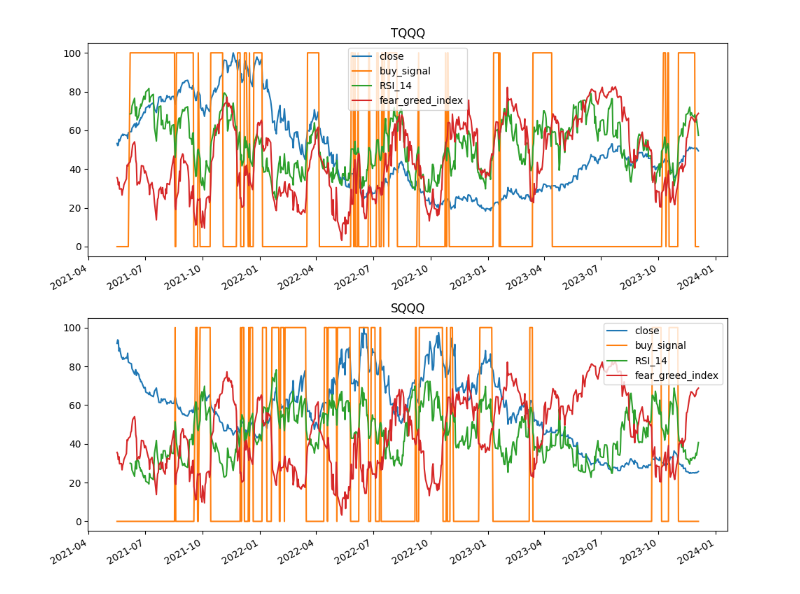
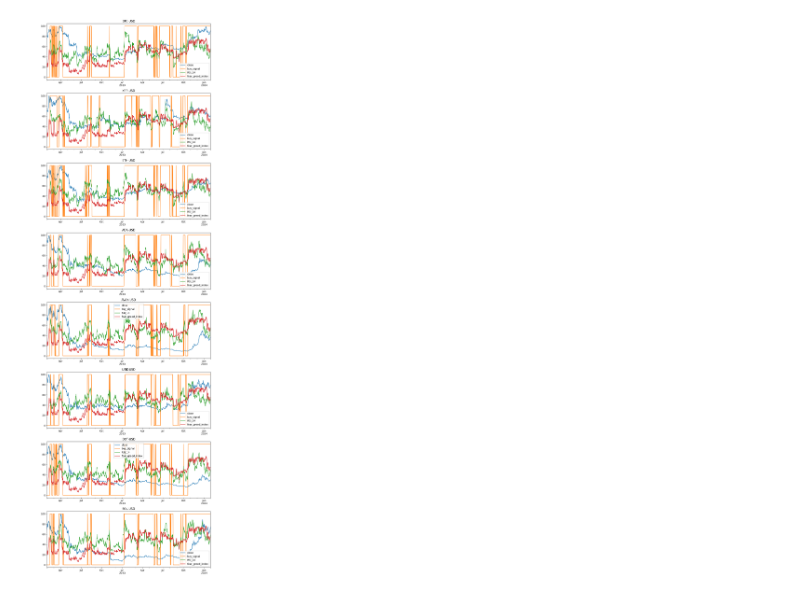
Before and after one commit to daneisburgh/invaas, a Jupyter notebook: notebooks/crypto-etf-test.ipynb, the cells around one changed output. Drawn from its saved outputs; the diff is of its cells as text; code cells hidden in the pictures.

```diff
--- a/notebooks/crypto-etf-test.ipynb
+++ b/notebooks/crypto-etf-test.ipynb
@@ -17,19 +17,19 @@ pd.options.display.max_rows = 100
 import notebook_utils
 # %%
 products = {
-    # "crypto": [
-    #     "BTC-USD",
-    #     "ETH-USD",
-    #     "SOL-USD",
-    #     "XRP-USD",
-    #     "ADA-USD",
-    #     "AVAX-USD",
-    #     "LINK-USD",
-    #     "DOT-USD",
-    # ],
+    "crypto": [
+        "BTC-USD",
+        "ETH-USD",
+        "SOL-USD",
+        "XRP-USD",
+        "ADA-USD",
+        "AVAX-USD",
+        "LINK-USD",
+        "DOT-USD",
+    ],
     # "stock": ["GBTC", "TQQQ"],
     # "stock": ["GBTC", "TQQQ", "SQQQ"],
-    "stock": ["TQQQ", "SQQQ"],
+    # "stock": ["TQQQ", "SQQQ"],
 }
 
 
@@ -92,7 +92,7 @@ def get_df_etf_fear_greed_index():
 def get_df_history(product_id, product_type):
     print(f"Retrieving historical data for {product_id}")
 
-    df_history = yf.Ticker(product_id).history(interval="1d", period="5y")[:-1]
+    df_history = yf.Ticker(product_id).history(interval="1d", period="2y")[:-1]
     df_history.columns = map(str.lower, df_history.columns)
 
     timestamps = [pd.to_datetime(x, utc=True).round(freq="D") for x in df_history.index.values]
@@ -224,36 +230,36 @@ for product_index, product_id in enumerate(df_final.product_id.unique()):
 
     df_history = (
         df_history1
         # .join(df_history2, how="outer")
         .join(df_history3, how="outer")
         # .join(df_history4, how="outer")
         .join(df_history5, how="outer")
     )
     # df_history = history_dfs[product_id]
     # row.RSI_14 >= row.fear_greed_index_max_14 or (row.RSI_14 >= 50 and row.fear_greed_index >= 50)
     df_history["buy_signal"] = (
-        # (df_history[f"RSI_{days}"] >= (100 - df_history[f"fear_greed_index_max_{days}"]))
-        ((df_history[f"RSI_{days}"] >= 50) & ((100 - df_history["fear_greed_index_min_14"]) >= 60))
+        (df_history[f"RSI_{days}"] >= (100 - df_history[f"fear_greed_index_max_{days}"]))
+        # ((df_history[f"RSI_{days}"] >= 50) & ((100 - df_history["fear_greed_index_min_14"]) >= 60))
     ).replace({True: 100, False: 0})
 
     df_history[
         [
             "close",
             "buy_signal",
             f"RSI_{days}",
             "fear_greed_index",
             # f"fear_greed_index_max_{days}",
             # f"fear_greed_index_min_{days}",
         ]
     ].plot(ax=ax_index)
 
     ax_index.set_title(product_id)
 
 plt.legend()
 plt.tight_layout()
 plt.show()
 # %% [output]
-[figure, old version]
+[figure, new version]
 # %%
 fee_pct = 0
 p_keep = 1 - (fee_pct / 2 / 100)
```
Also changed, not shown: parts of 2 cells of this notebook, 1 other file.
